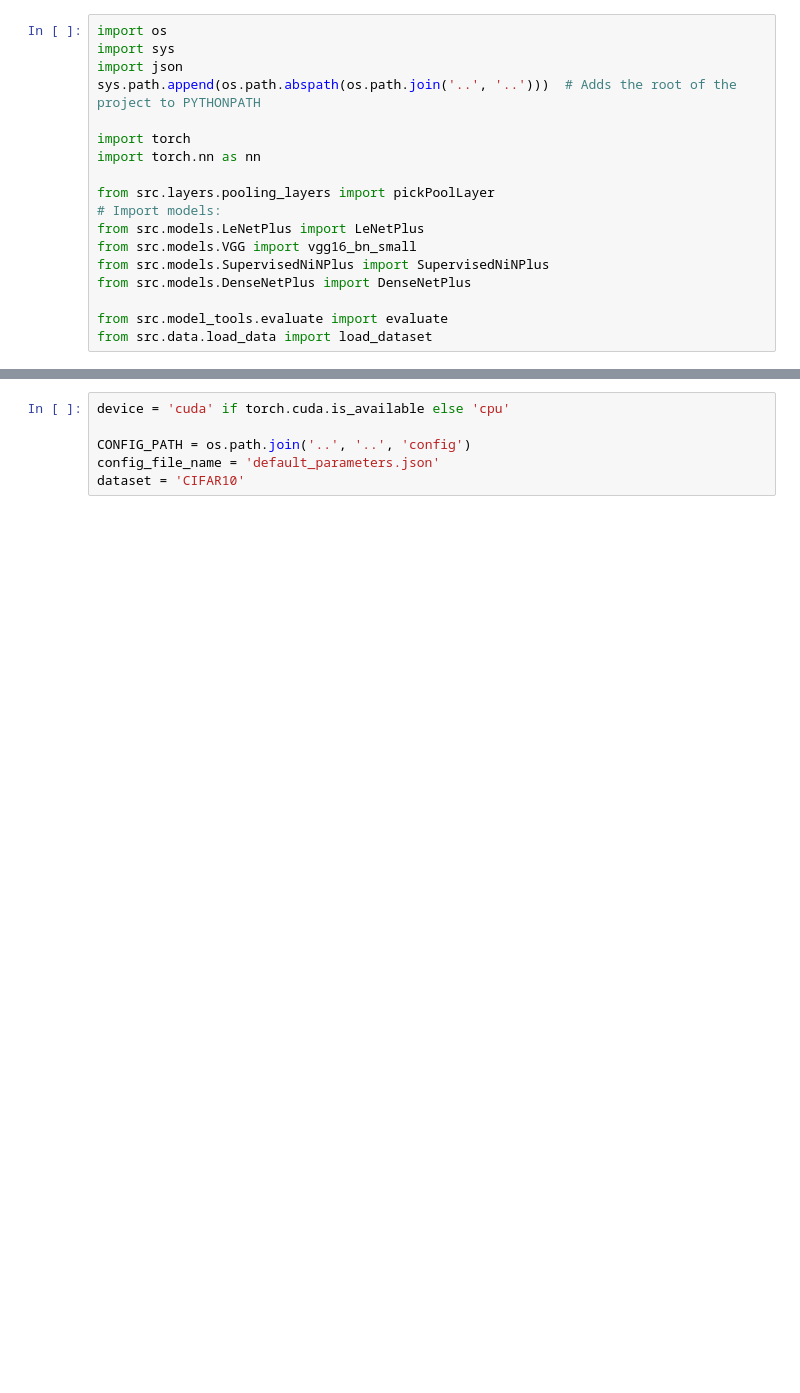
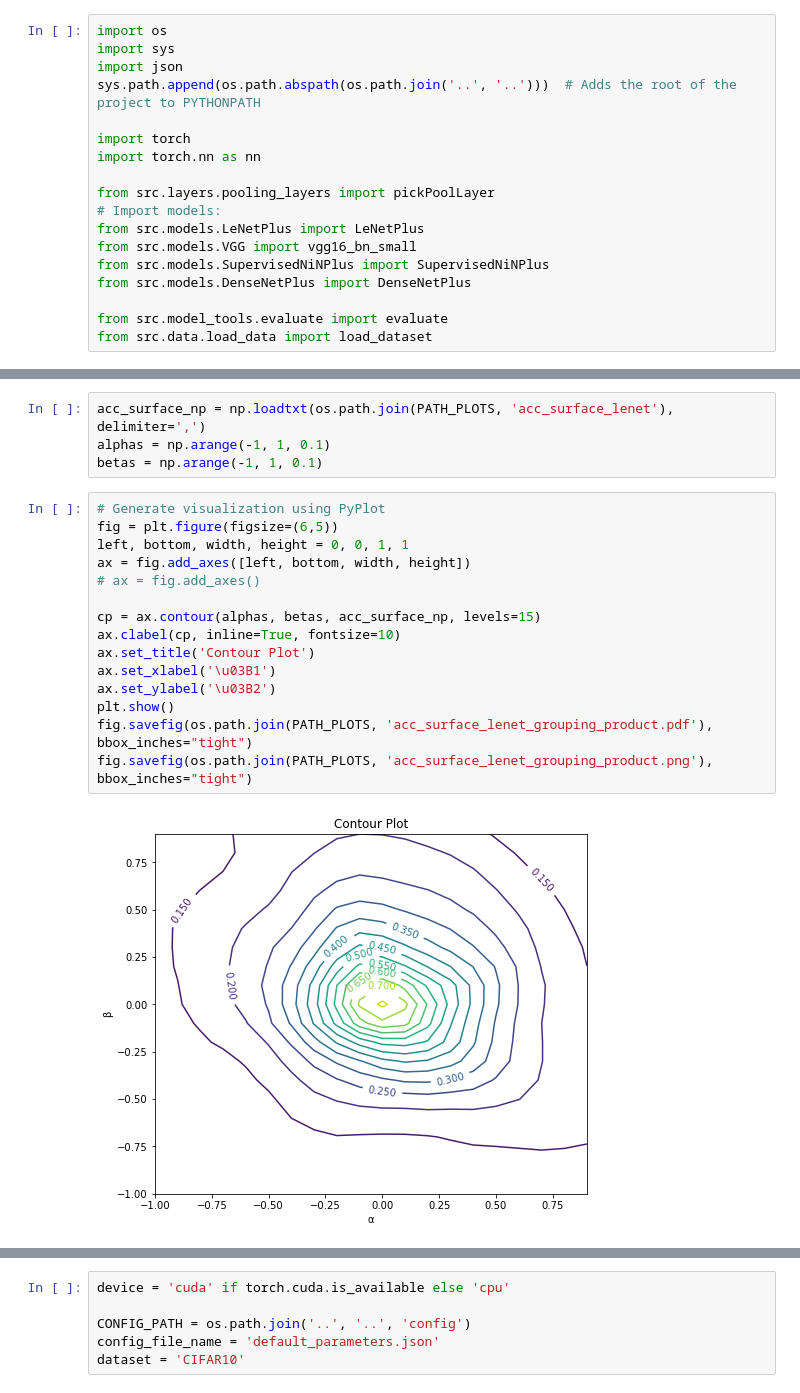
Before and after one commit to iosurodri/overlapsAndGroupings, a Jupyter notebook: src/notebooks/debug_surface_plot.ipynb, the cells around one changed output, grey strips where cells are left out. Saved outputs shown, nothing was run; the diff lists cells and outputs as text; blank space fills up the shorter version.

```diff
--- a/src/notebooks/debug_surface_plot.ipynb
+++ b/src/notebooks/debug_surface_plot.ipynb
@@ -18,0 +64,21 @@ from src.data.load_data import load_dataset
+# %%
+acc_surface_np = np.loadtxt(os.path.join(PATH_PLOTS, 'acc_surface_lenet'), delimiter=',')
+alphas = np.arange(-1, 1, 0.1)
+betas = np.arange(-1, 1, 0.1)
+# %%
+# Generate visualization using PyPlot
+fig = plt.figure(figsize=(6,5))
+left, bottom, width, height = 0, 0, 1, 1
+ax = fig.add_axes([left, bottom, width, height])
+# ax = fig.add_axes()
+
+cp = ax.contour(alphas, betas, acc_surface_np, levels=15)
+ax.clabel(cp, inline=True, fontsize=10)
+ax.set_title('Contour Plot')
+ax.set_xlabel('\u03B1')
+ax.set_ylabel('\u03B2')
+plt.show()
+fig.savefig(os.path.join(PATH_PLOTS, 'acc_surface_lenet_grouping_product.pdf'), bbox_inches="tight")
+fig.savefig(os.path.join(PATH_PLOTS, 'acc_surface_lenet_grouping_product.png'), bbox_inches="tight")
+# %% [output]
+[figure, added]
```
Also changed, not shown: parts of 11 cells of this notebook.
